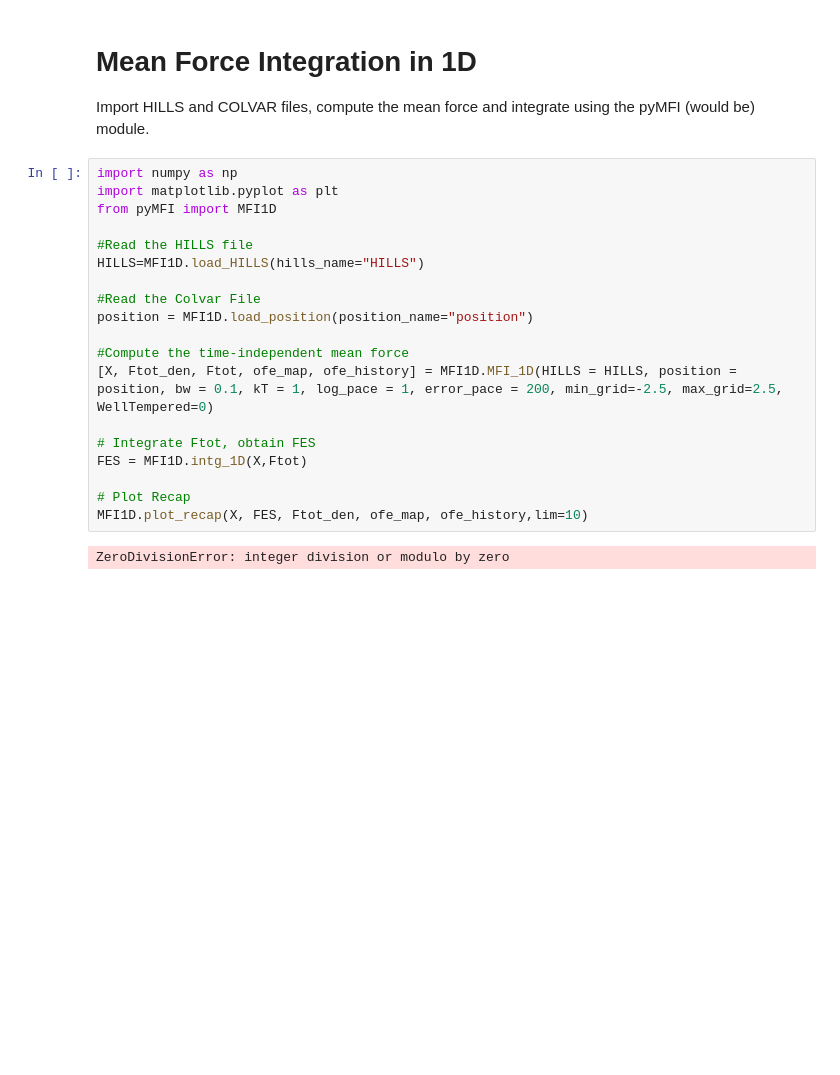
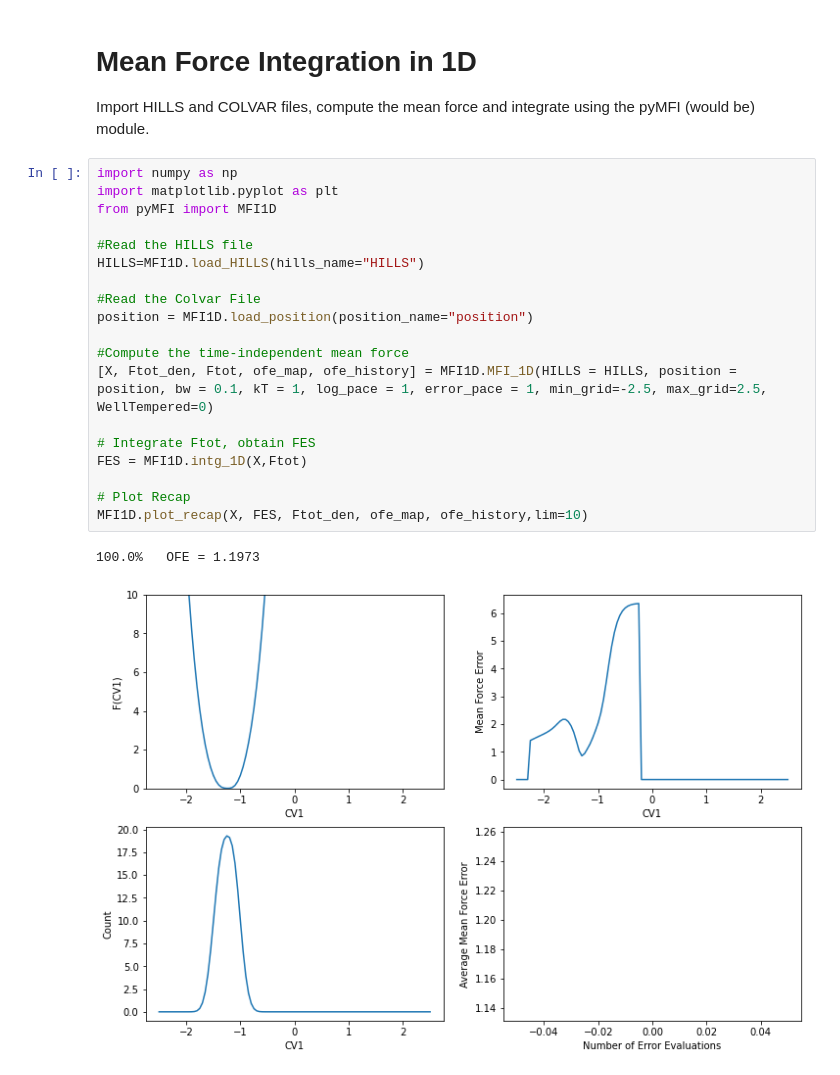
Before and after one commit to mme-ucl/MFI, a Jupyter notebook: MFI_1D_notebook.ipynb, the cells around one changed output. Saved outputs shown, nothing was run; the diff lists cells and outputs as text; blank space fills up the shorter version.

```diff
--- a/MFI_1D_notebook.ipynb
+++ b/MFI_1D_notebook.ipynb
@@ -5,21 +5,22 @@ Import HILLS and COLVAR files, compute the mean force and integrate using the py
 # %%
 import numpy as np
 import matplotlib.pyplot as plt
 from pyMFI import MFI1D
 
 #Read the HILLS file
 HILLS=MFI1D.load_HILLS(hills_name="HILLS")
 
 #Read the Colvar File
 position = MFI1D.load_position(position_name="position")
 
 #Compute the time-independent mean force
-[X, Ftot_den, Ftot, ofe_map, ofe_history] = MFI1D.MFI_1D(HILLS = HILLS, position = position, bw = 0.1, kT = 1, log_pace = 1, error_pace = 200, min_grid=-2.5, max_grid=2.5, WellTempered=0)
+[X, Ftot_den, Ftot, ofe_map, ofe_history] = MFI1D.MFI_1D(HILLS = HILLS, position = position, bw = 0.1, kT = 1, log_pace = 1, error_pace = 1, min_grid=-2.5, max_grid=2.5, WellTempered=0)
 
 # Integrate Ftot, obtain FES
 FES = MFI1D.intg_1D(X,Ftot)
 
 # Plot Recap
 MFI1D.plot_recap(X, FES, Ftot_den, ofe_map, ofe_history,lim=10)
 # %% [output]
-ZeroDivisionError: integer division or modulo by zero
+100.0%   OFE = 1.1973
+[figure, added]
```
Also changed, not shown: 2 other files.
